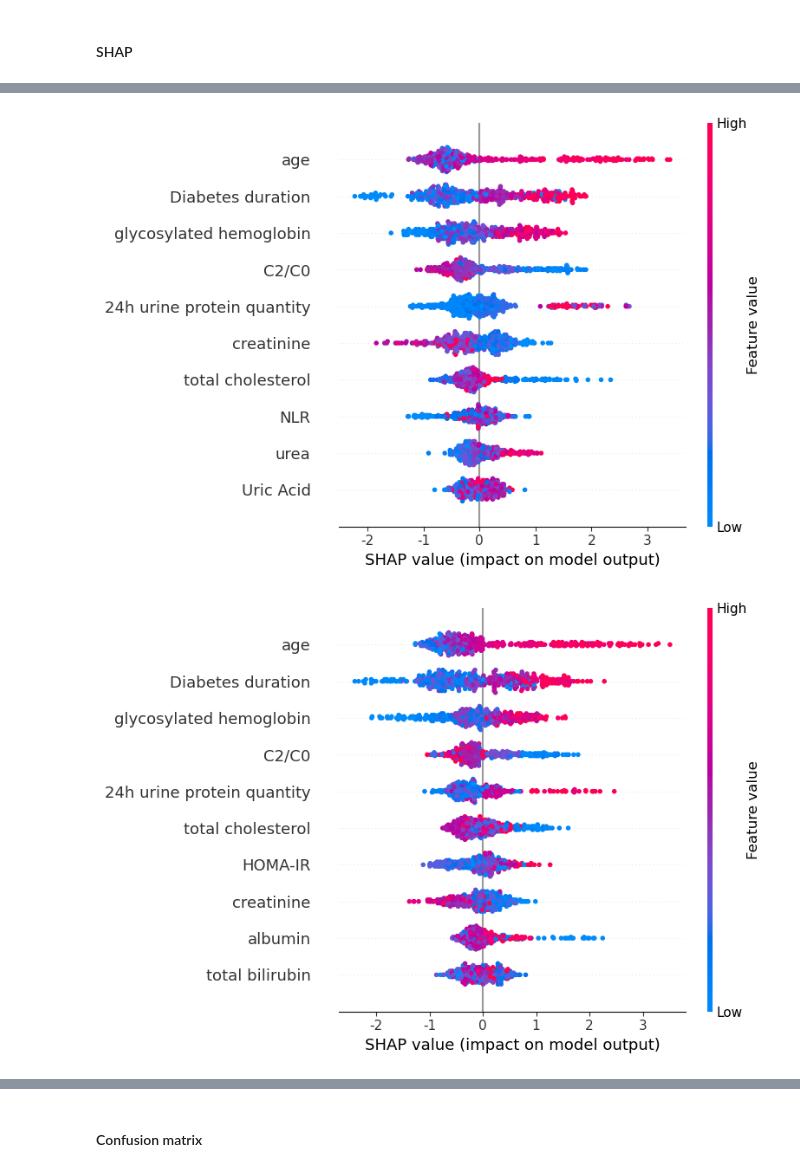
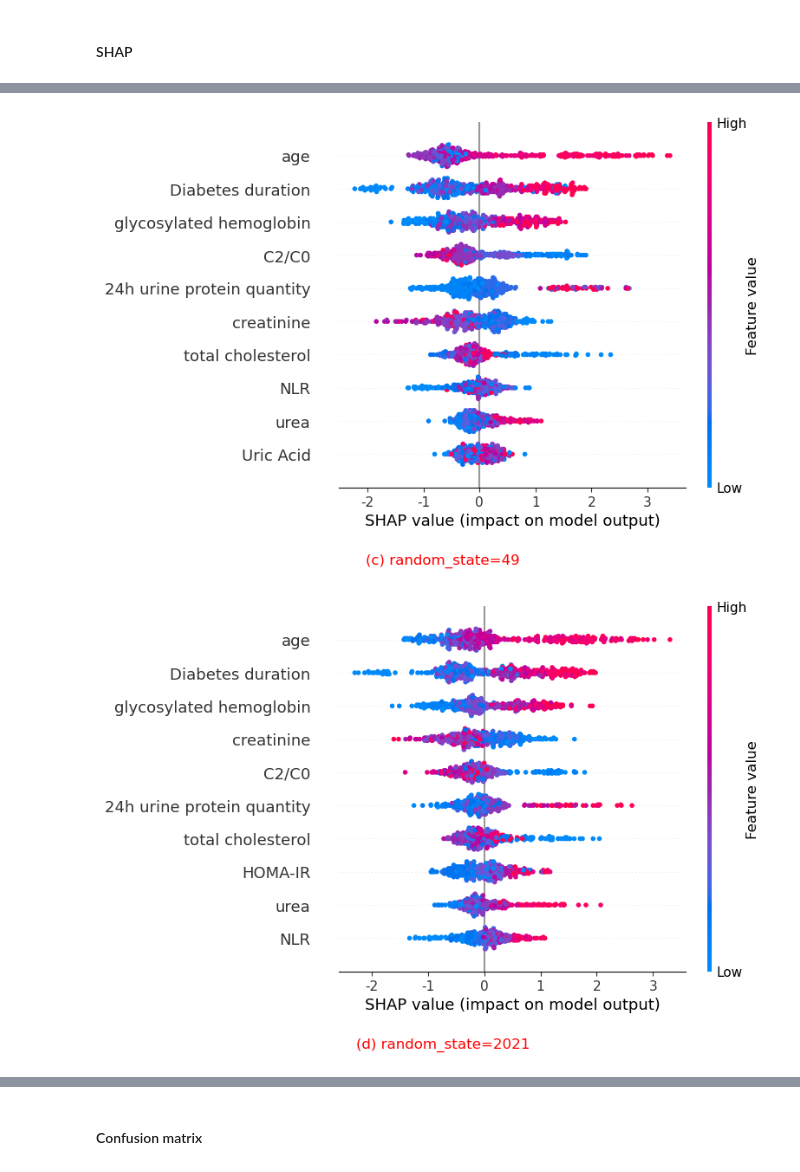
Before and after one commit to Step2312/Code, a Jupyter notebook: dpn/dpn-版本11987.ipynb, the cells around one changed output, grey strips where cells are left out. Saved outputs shown, nothing was run; the diff lists cells and outputs as text; code cells hidden in the pictures.

```diff
--- a/dpn/dpn-版本11987.ipynb
+++ b/dpn/dpn-版本11987.ipynb
@@ -511,23 +524,25 @@ X_shap_train,X_shap_test,y_shap_train,y_shap_test = train_test_split(X_shap,y_sh
 clf_xgb.fit(X_shap_train,y_shap_train)
 explainer = shap.TreeExplainer(clf_xgb)
 shap_values_XGBoost_test = explainer.shap_values(X_shap_test)
+plt.text(0.3, -0.2, f'(c) random_state={random_state}', ha='center', va='center', transform=plt.gca().transAxes,color='red',fontsize=12)
 shap.summary_plot(shap_values_XGBoost_test, X_shap_test,max_display=10,show=False)
 plt.savefig(f'../output/picture/XGBoost_shap_{random_state}.tiff',dpi=300,bbox_inches='tight')
 plt.show()
 # %% [output]
-[figure, old version]
+[figure, new version]
 # %%
 from sklearn.model_selection import train_test_split
 data = pd.read_excel('../output/data/dpn_resampled.xlsx')
 X_shap = data.drop(columns='Category')
 y_shap = data['Category']
-random_state = 21
+random_state = 2021
 X_shap_train,X_shap_test,y_shap_train,y_shap_test = train_test_split(X_shap,y_shap,test_size=0.3,random_state=random_state)
 clf_xgb.fit(X_shap_train,y_shap_train)
 explainer = shap.TreeExplainer(clf_xgb)
 shap_values_XGBoost_test = explainer.shap_values(X_shap_test)
+plt.text(0.3, -0.2, f'(d) random_state={random_state}', ha='center', va='center', transform=plt.gca().transAxes,color='red',fontsize=12)
 shap.summary_plot(shap_values_XGBoost_test, X_shap_test,max_display=10,show=False)
 plt.savefig(f'../output/picture/XGBoost_shap_{random_state}.tiff',dpi=300,bbox_inches='tight')
 plt.show()
 # %% [output]
-[figure, old version]
+[figure, new version]
```
Also changed, not shown: parts of 17 cells of this notebook, 15 other files.
